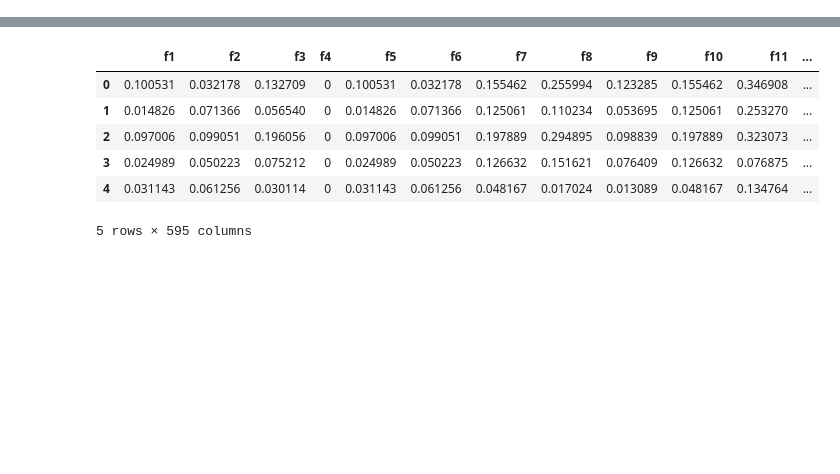
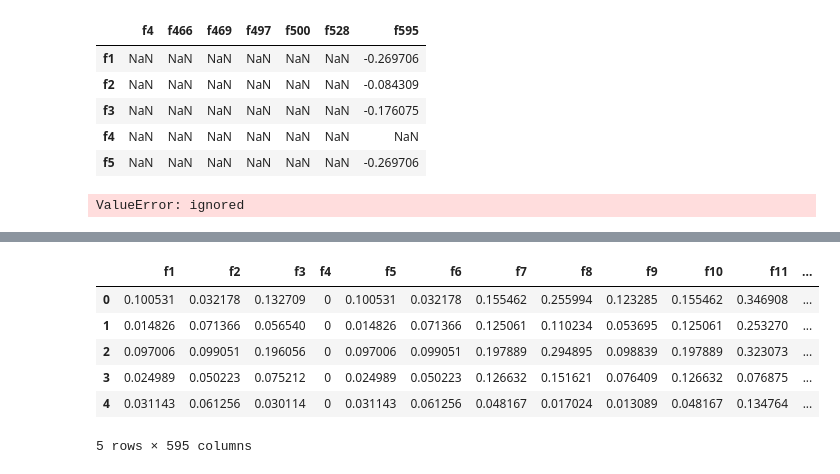
Before and after one commit to batuhanfaik/itu-cmpe, a Jupyter notebook: lfd_hw.ipynb, the cells around one changed output, grey strips where cells are left out. Saved outputs shown, nothing was run; the diff lists cells and outputs as text; code cells hidden in the pictures; blank space fills up the shorter version.

```diff
--- a/lfd_hw.ipynb
+++ b/lfd_hw.ipynb
@@ -44,0 +161,15 @@ data.head()
+# %%
+corr_matrix.head()
+# %% [output]
+|  | f4 | f466 | f469 | f497 | f500 | f528 | f595 |
+| f1 | NaN | NaN | NaN | NaN | NaN | NaN | -0.269706 |
+| f2 | NaN | NaN | NaN | NaN | NaN | NaN | -0.084309 |
+| f3 | NaN | NaN | NaN | NaN | NaN | NaN | -0.176075 |
+| f4 | NaN | NaN | NaN | NaN | NaN | NaN | NaN |
+| f5 | NaN | NaN | NaN | NaN | NaN | NaN | -0.269706 |
+# %%
+model = RandomForestRegressor()
+selector = RFE(model, n_features_to_select=20)
+selector = selector.fit(train, train_labels)
+# %% [output]
+ValueError: ignored
```
Also changed, not shown: parts of 40 cells of this notebook.
